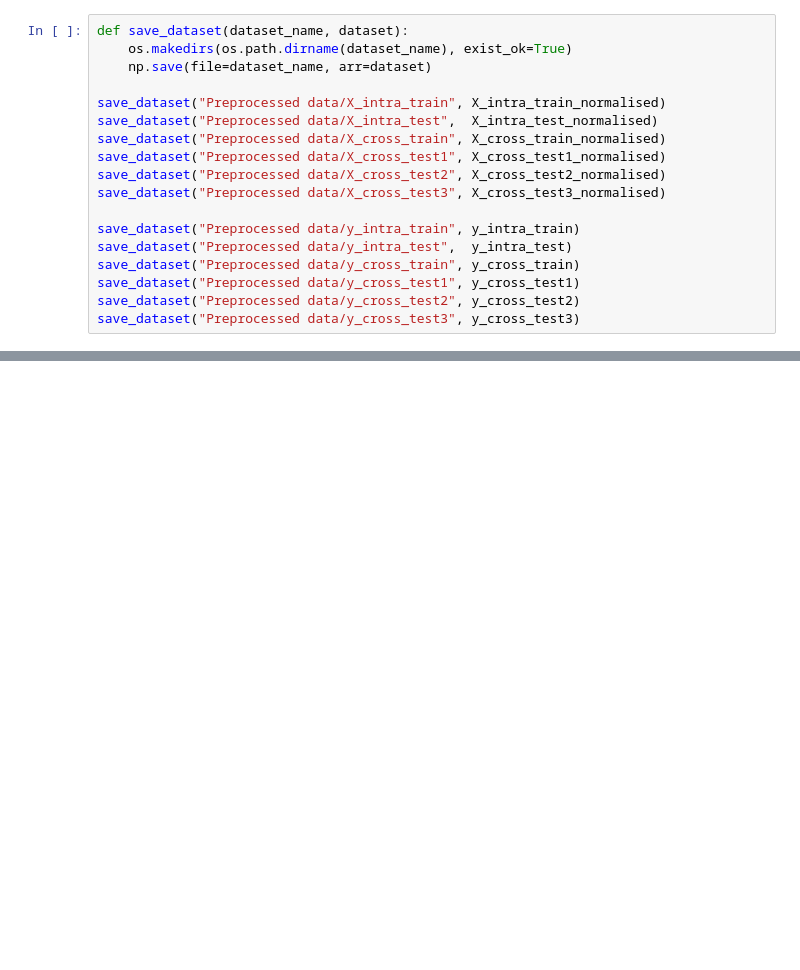
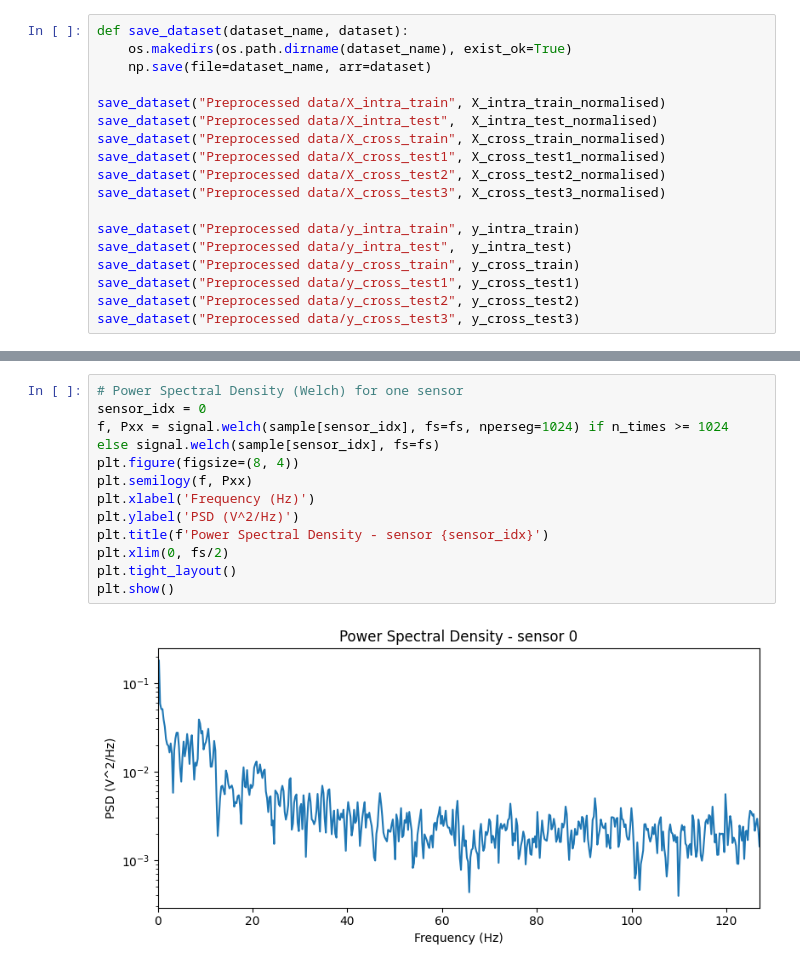
Before and after one commit to mennojak/deep-learning-assignment-2, a Jupyter notebook: load_and_prep_data.ipynb, the cells around one changed output, grey strips where cells are left out. Saved outputs shown, nothing was run; the diff lists cells and outputs as text; blank space fills up the shorter version.

```diff
--- a/load_and_prep_data.ipynb
+++ b/load_and_prep_data.ipynb
@@ -93,0 +167,14 @@ save_dataset("Preprocessed data/y_cross_test3", y_cross_test3)
+# %%
+# Power Spectral Density (Welch) for one sensor
+sensor_idx = 0
+f, Pxx = signal.welch(sample[sensor_idx], fs=fs, nperseg=1024) if n_times >= 1024 else signal.welch(sample[sensor_idx], fs=fs)
+plt.figure(figsize=(8, 4))
+plt.semilogy(f, Pxx)
+plt.xlabel('Frequency (Hz)')
+plt.ylabel('PSD (V^2/Hz)')
+plt.title(f'Power Spectral Density - sensor {sensor_idx}')
+plt.xlim(0, fs/2)
+plt.tight_layout()
+plt.show()
+# %% [output]
+[figure, added]
```
Also changed, not shown: parts of 15 cells of this notebook.
